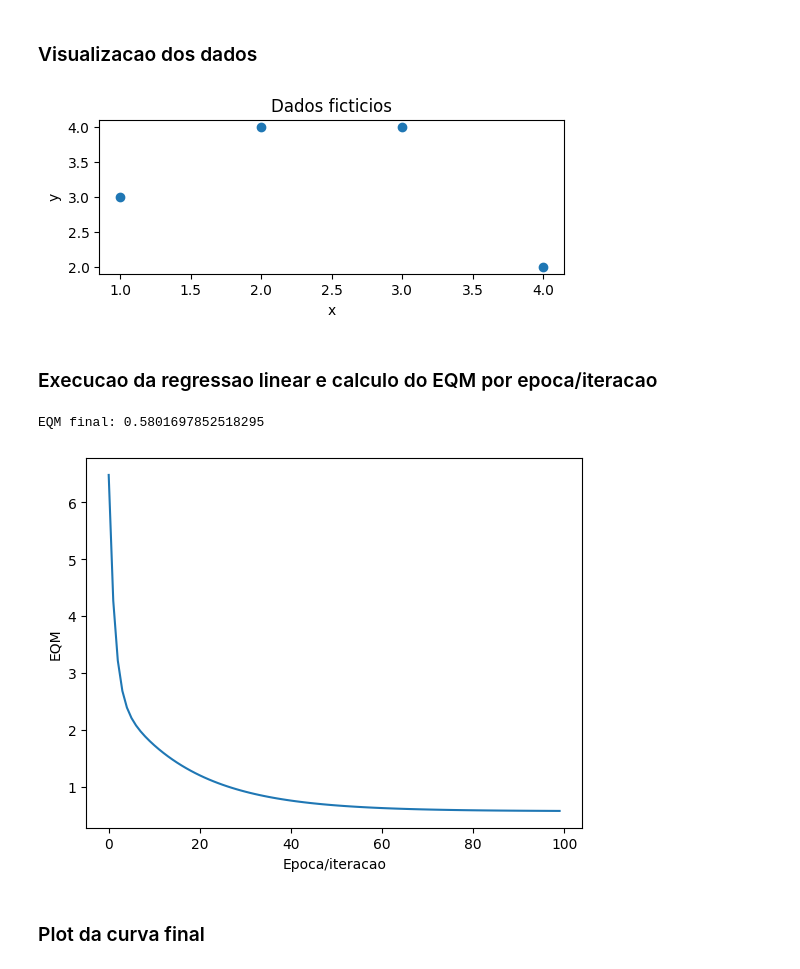
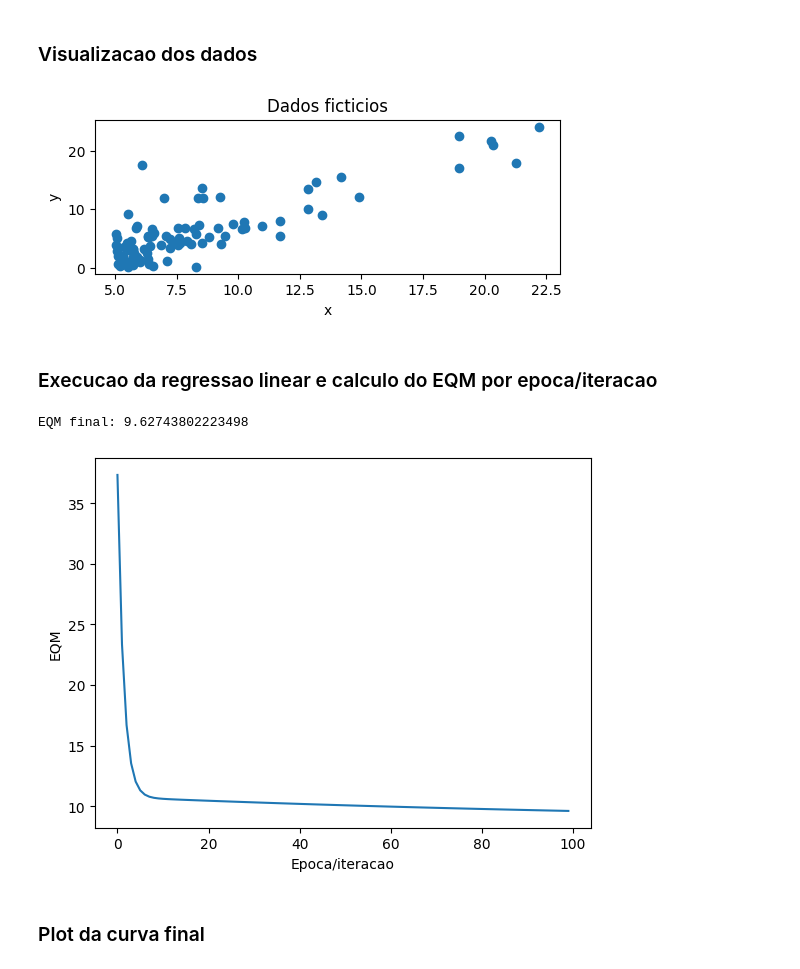
Before and after one commit to arthurafm/IA-trabs, a Jupyter notebook: alegrete.ipynb, the cells around one changed output. Cells and saved outputs as stored; diff of their text form; code cells hidden in the pictures.

Commit message:
alegrete.ipynb alpha alterado

```diff
--- a/alegrete.ipynb
+++ b/alegrete.ipynb
@@ -19,29 +19,24 @@ import alegrete
 # %% [markdown]
 ### Visualizacao dos dados
 # %%
-# dataset ficticio -- troque para carregar o alegrete.csv
-dataset = np.array([
-    [1, 3],
-    [2, 4],
-    [3, 4],
-    [4, 2]
-])
+# dataset ficticio
+dataset = np.genfromtxt('alegrete.csv', delimiter=',')
 
 #Gráfico dos dados
 plt.figure(figsize=(6, 2))
 plt.scatter(dataset[:,0], dataset[:,1])
 plt.xlabel('x')
 plt.ylabel('y')
 plt.title('Dados ficticios')
 plt.show()
 # %% [output]
-[figure, old version]
+[figure, new version]
 # %% [markdown]
 ### Execucao da regressao linear e calculo do EQM por epoca/iteracao
 # %%
 b_history, w_history = alegrete.fit(
     dataset, b=0, w=0,
-    alpha=0.1, num_iterations=100
+    alpha=0.01, num_iterations=100
 )
 
 # valores finais de theta0 e theta1
@@ -56,8 +51,8 @@ plt.xlabel('Epoca/iteracao')
 plt.ylabel('EQM')
 plt.show()
 # %% [output]
-EQM final: 0.5801697852518295
+EQM final: 9.62743802223498
-[figure, old version]
+[figure, new version]
 # %% [markdown]
 ### Plot da curva final
 # %%
```
Also changed, not shown: parts of 2 cells of this notebook.
